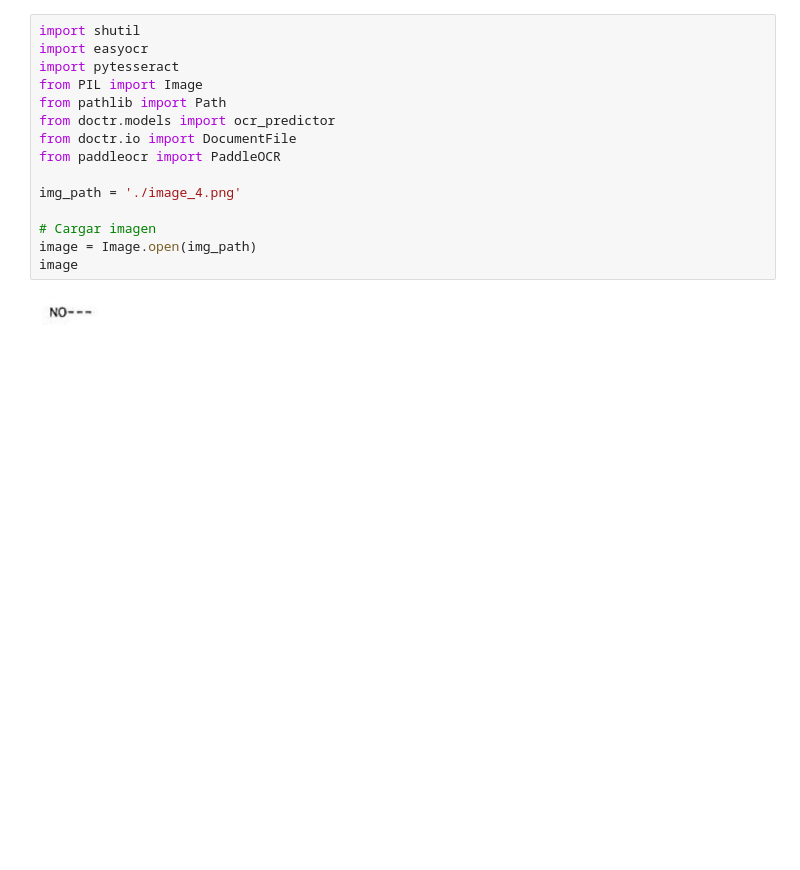
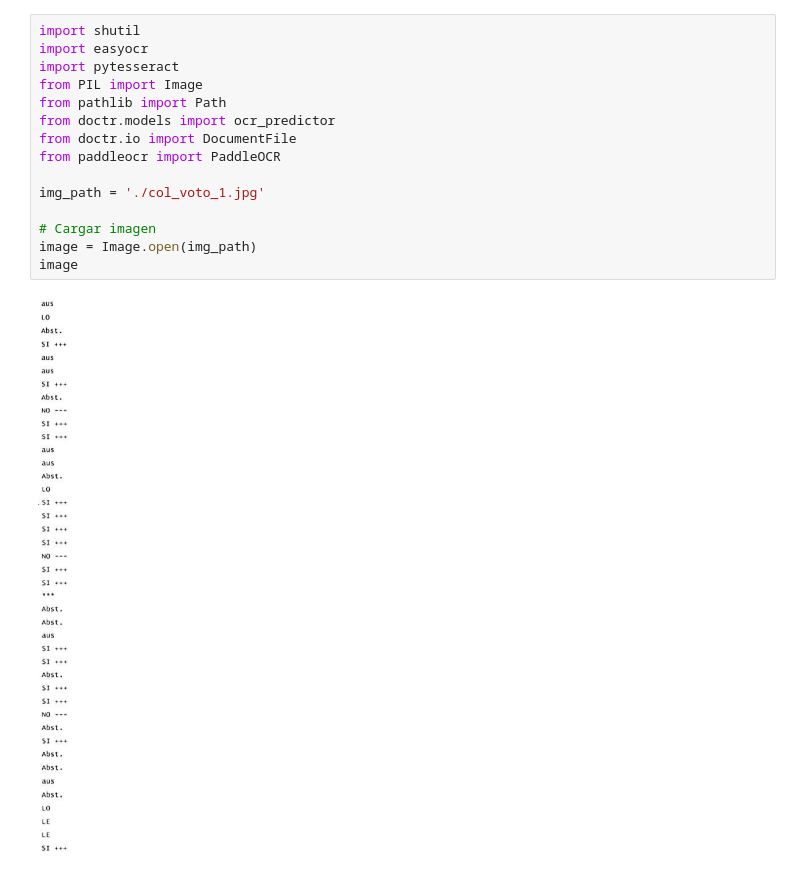
Before and after one commit to NahumFGz/parliament-voting-records, a Jupyter notebook: others/ocr/test.ipynb, the cells around one changed output. Saved outputs shown, nothing was run; the diff lists cells and outputs as text; blank space fills up the shorter version.

```diff
--- a/others/ocr/test.ipynb
+++ b/others/ocr/test.ipynb
@@ -1,20 +1,20 @@
 # %%
 import shutil
 import easyocr
 import pytesseract
 from PIL import Image
 from pathlib import Path
 from doctr.models import ocr_predictor
 from doctr.io import DocumentFile
 from paddleocr import PaddleOCR
 
-img_path = './image_4.png'
+img_path = './col_voto_1.jpg'
 
 # Cargar imagen
 image = Image.open(img_path)
 image
 # %% [output]
-[figure, old version]
+[figure, new version]
 # %%
 # 1️⃣ Tesseract OCR
 print("🔹 Tesseract OCR:")
```
Also changed, not shown: parts of 1 cell of this notebook, 9 other files.
